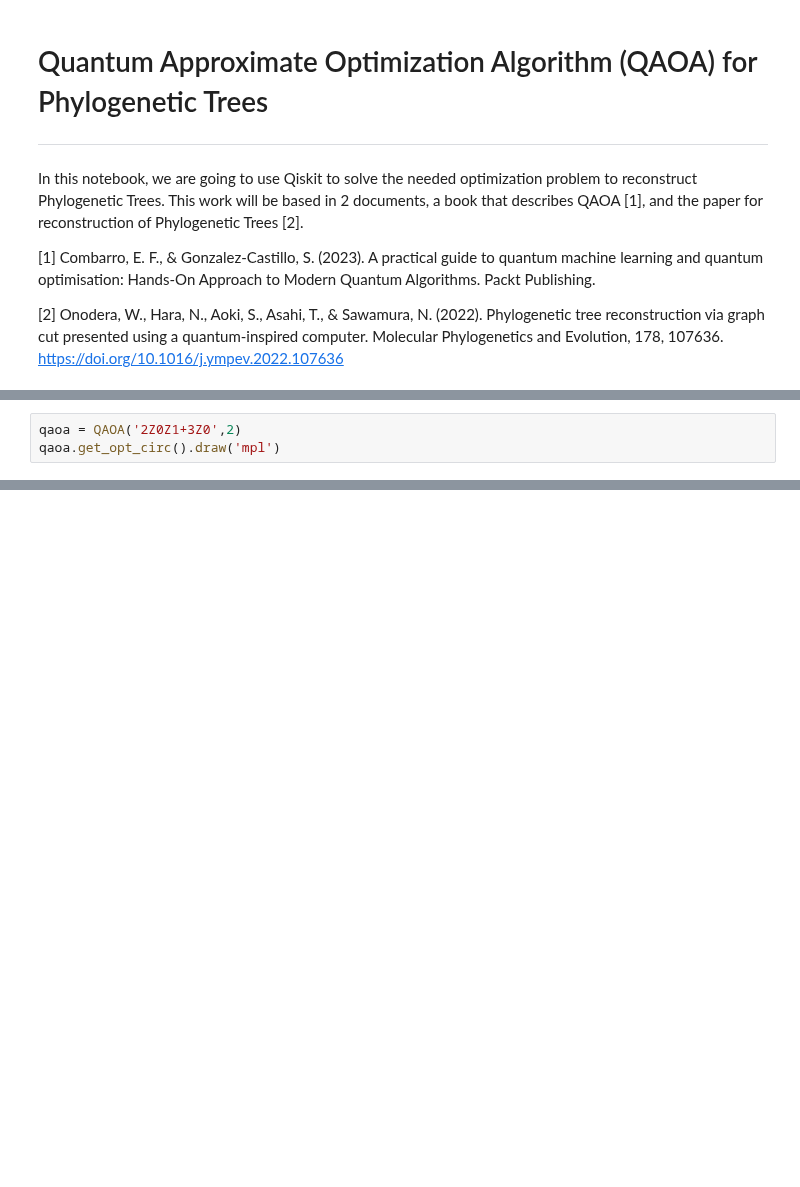
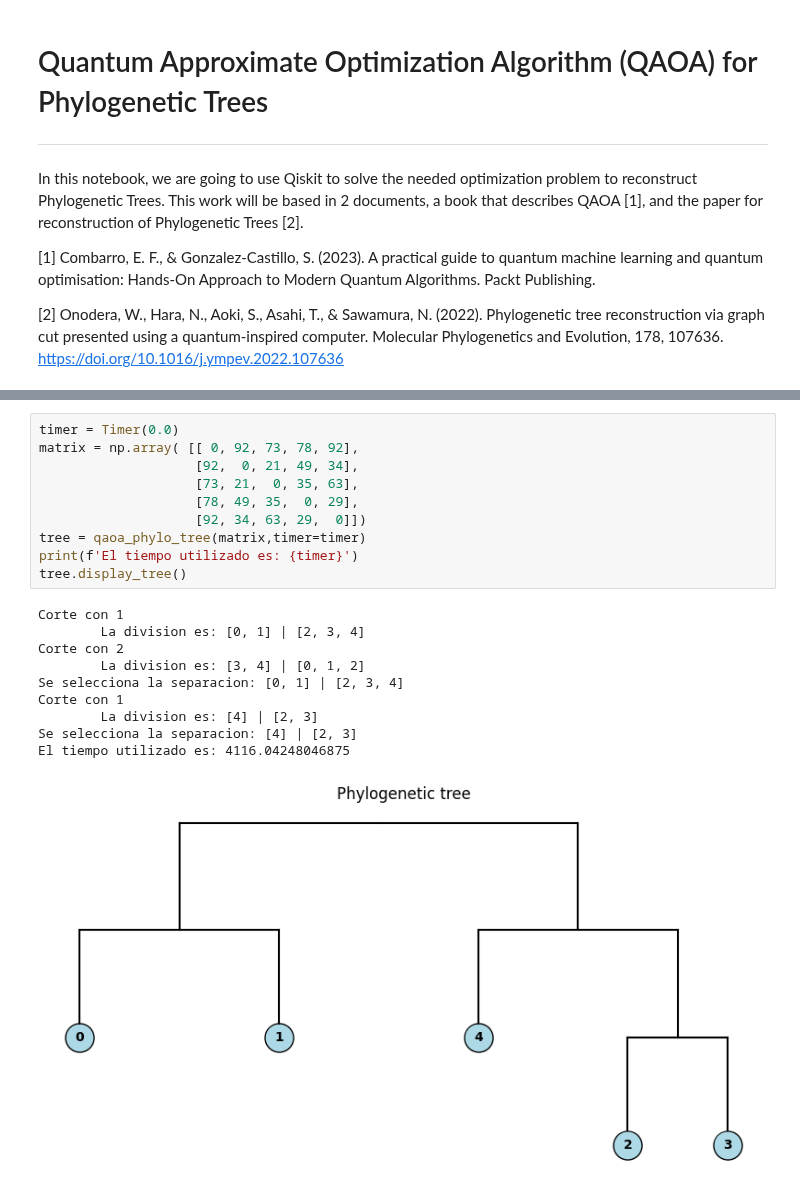
Before and after one commit to Nicofero/PhyloTree_ReConst, a Jupyter notebook: qaoa_phylo_tree.ipynb, the cells around one changed output, grey strips where cells are left out. Drawn from its saved outputs; the diff is of its cells as text; blank space fills up the shorter version.

Commit message:
QAOA 1.0

```diff
--- a/qaoa_phylo_tree.ipynb
+++ b/qaoa_phylo_tree.ipynb
@@ -34,6 +35,3 @@ from qiskit_aer import AerSimulator
 from qiskit_aer.primitives import SamplerV2
 from qiskit.visualization import plot_histogram
 from scipy.optimize import minimize
-# %%
-qaoa = QAOA('2Z0Z1+3Z0',2)
-qaoa.get_opt_circ().draw('mpl')
@@ -41,0 +186,21 @@ qaoa.get_opt_circ().draw('mpl')
+# %%
+timer = Timer(0.0)
+matrix = np.array( [[ 0, 92, 73, 78, 92],
+                    [92,  0, 21, 49, 34],
+                    [73, 21,  0, 35, 63],
+                    [78, 49, 35,  0, 29],
+                    [92, 34, 63, 29,  0]])
+tree = qaoa_phylo_tree(matrix,timer=timer)
+print(f'El tiempo utilizado es: {timer}')
+tree.display_tree()
+# %% [output]
+Corte con 1
+        La division es: [0, 1] | [2, 3, 4]
+Corte con 2
+        La division es: [3, 4] | [0, 1, 2]
+Se selecciona la separacion: [0, 1] | [2, 3, 4]
+Corte con 1
+        La division es: [4] | [2, 3]
+Se selecciona la separacion: [4] | [2, 3]
+El tiempo utilizado es: 4116.04248046875
+[figure, added]
```
Also changed, not shown: parts of 9 cells of this notebook, 5 other files.
